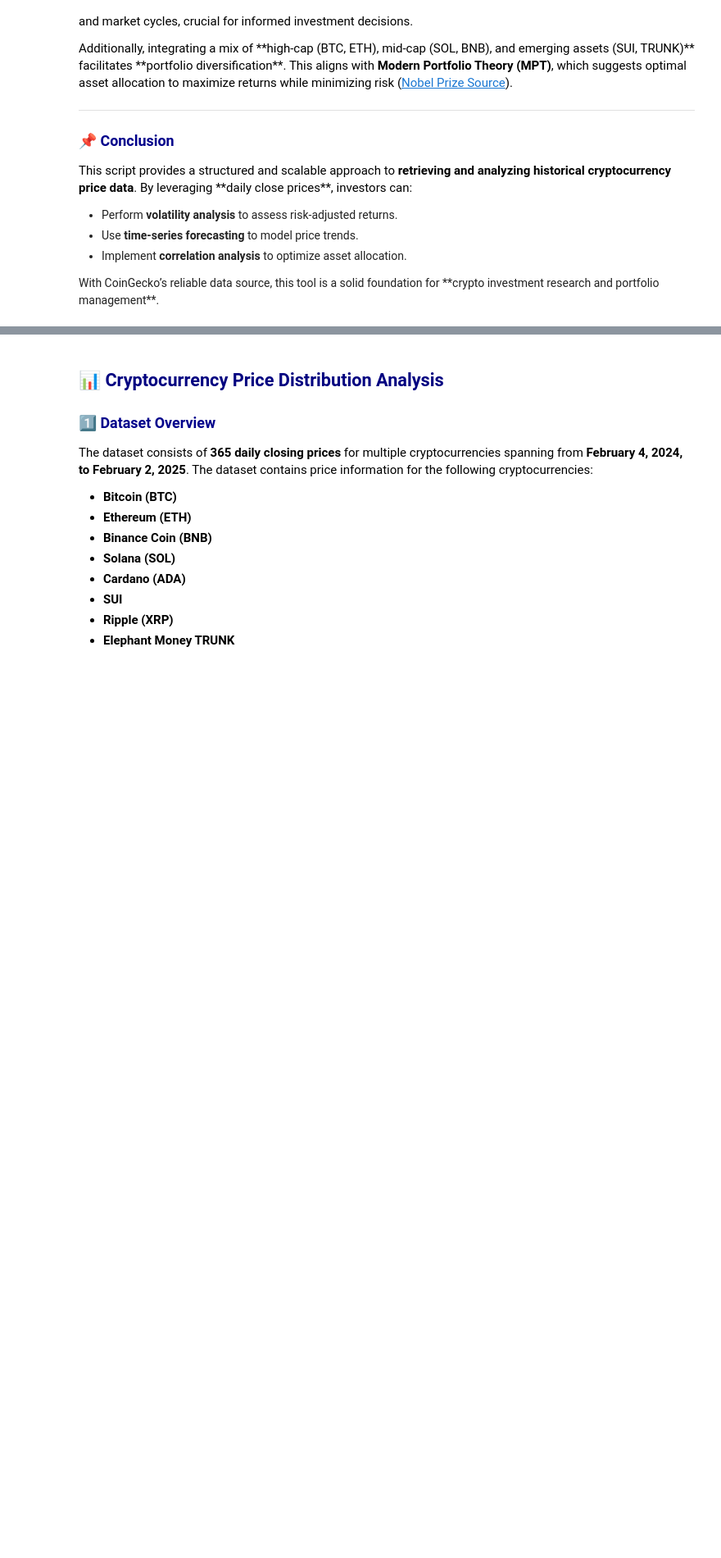
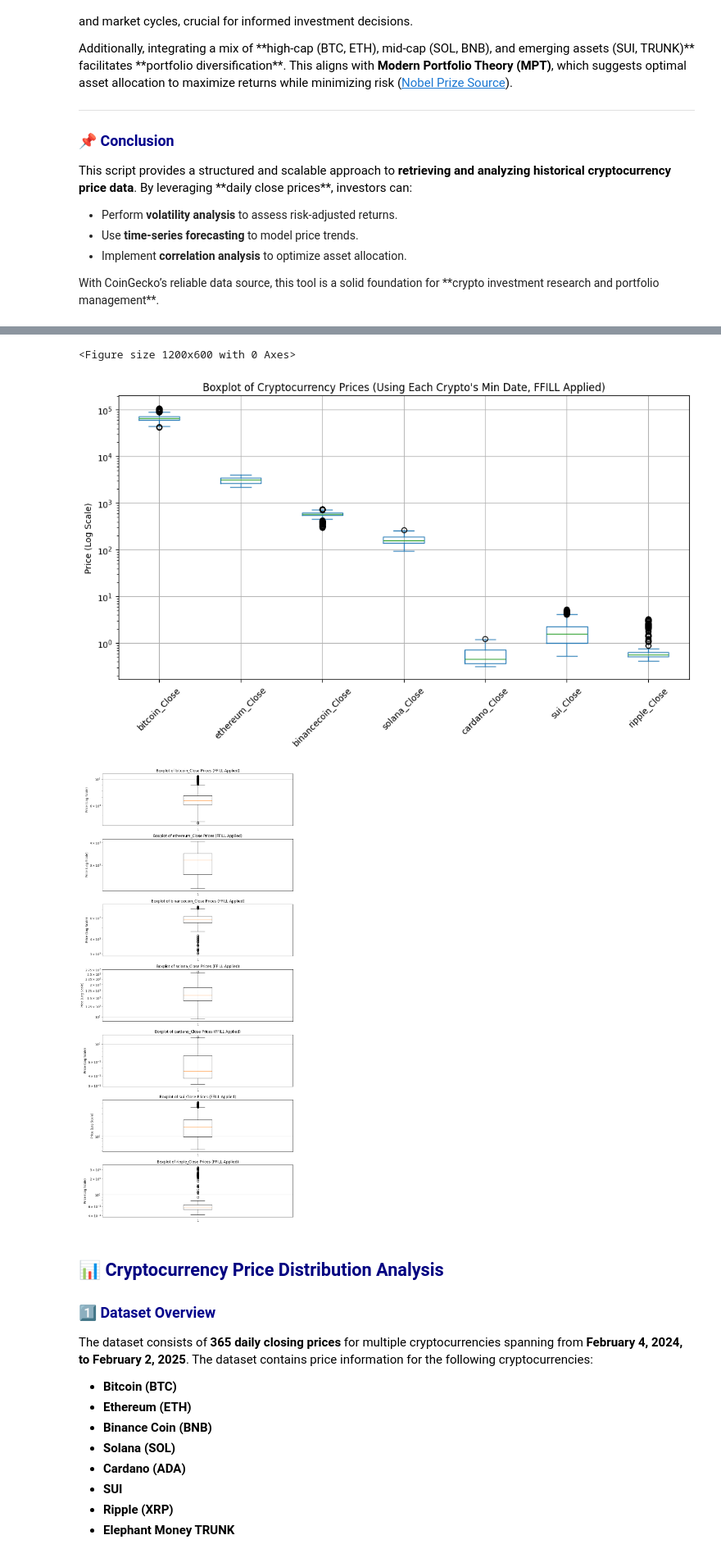
Before and after one commit to NatP-dev/Complete-Python-3-Bootcamp, a Jupyter notebook: Welcome_to_Colaboratory.ipynb, the cells around one changed output, grey strips where cells are left out. Shown at 82% size. Saved outputs shown, nothing was run; the diff lists cells and outputs as text; code cells hidden in the pictures; blank space fills up the shorter version.

```diff
--- a/Welcome_to_Colaboratory.ipynb
+++ b/Welcome_to_Colaboratory.ipynb
@@ -375,3 +425,38 @@ sui_Close                       0
+# %%
+############################### BOXPLOTS (Log Scale) with Forward Fill ###########################
+# 3️⃣ Boxplot for each crypto, using its MIN date as the starting point and forward-filling missing values
+plt.figure(figsize=(12, 6))
+final_df_filtered = pd.DataFrame()
+
+for col in train_data.columns:
+    start_date = min_dates[col]  # Get the first valid date
+    train_data[col] = final_df[col].loc[start_date:].ffill()  # Use only data from min date & forward-fill NaNs
+
+# Plot boxplots of crypto prices from their valid start dates
+final_df_filtered.plot(kind='box', figsize=(12, 6), logy=True)
+plt.title("Boxplot of Cryptocurrency Prices (Using Each Crypto's Min Date, FFILL Applied)")
+plt.ylabel("Price (Log Scale)")
+plt.xticks(rotation=45)
+plt.grid()
+plt.show()
+
+############################### INDIVIDUAL BOXPLOTS ###########################
+# 4️⃣ Boxplot for each cryptocurrency on a separate axis for better visualization
+fig, axes = plt.subplots(nrows=len(final_df_filtered.columns), ncols=1, figsize=(10, len(final_df_filtered.columns) * 3))
+
+for i, col in enumerate(final_df_filtered.columns):
+    axes[i].boxplot(final_df_filtered[col].dropna(), vert=True)
+    axes[i].set_title(f"Boxplot of {col} Prices (FFILL Applied)")
+    axes[i].set_ylabel("Price (Log Scale)")
+    axes[i].set_yscale('log')  # Ensuring log scale for each boxplot
+    axes[i].grid(True)
+
+plt.tight_layout()
+plt.show()
+# %% [output]
+<Figure size 1200x600 with 0 Axes>
+[figure, added]
+[figure, added]
 # %% [markdown]
 <h2 style="color: navy;">📊 Cryptocurrency Price Distribution Analysis</h2>
 
```
Also changed, not shown: parts of 13 cells of this notebook.
